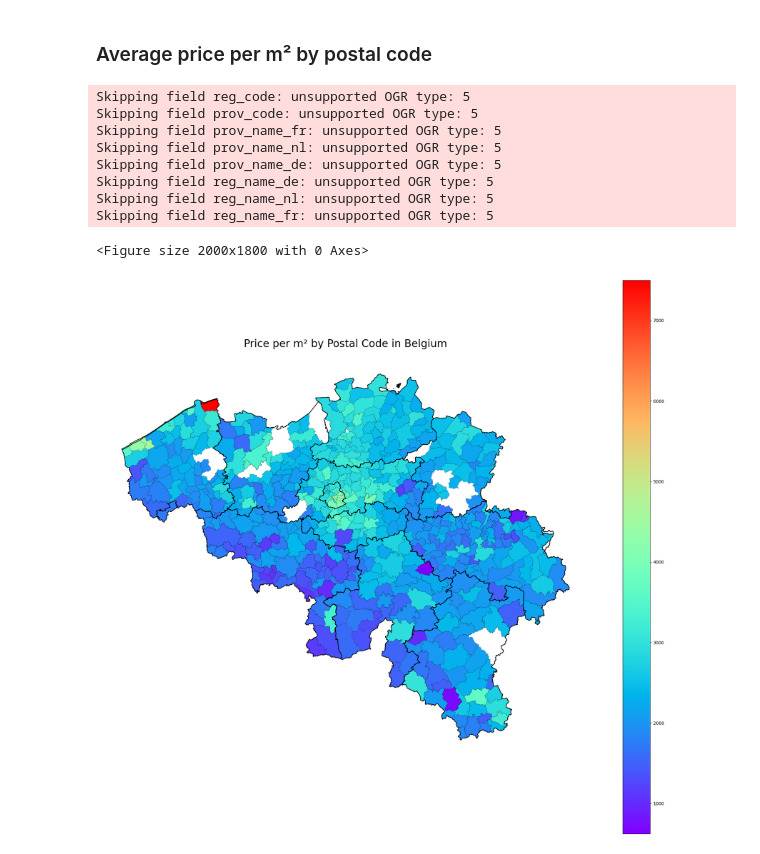
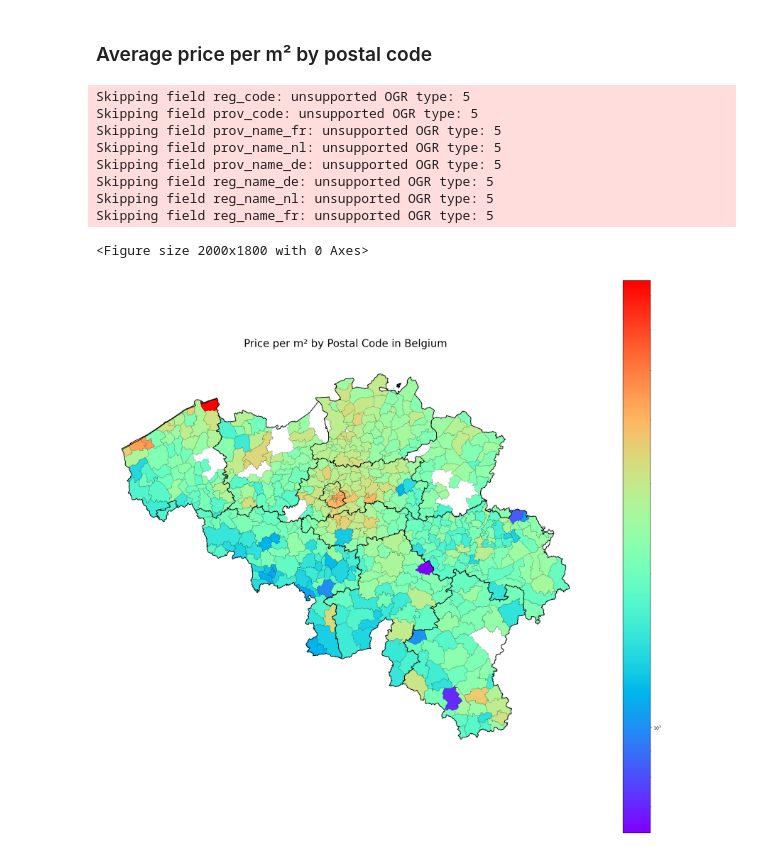
Before and after one commit to becodeorg/immo-eliza-data-exploration-milan, a Jupyter notebook: analysis/analysis.ipynb, the cells around one changed output. Cells and saved outputs as stored; diff of their text form; code cells hidden in the pictures.

```diff
--- a/analysis/analysis.ipynb
+++ b/analysis/analysis.ipynb
@@ -261,7 +261,7 @@ Passing `palette` without assigning `hue` is deprecated and will be removed in v
 ## EPC Score x Number Facades
 # %%
 # Group by facade count
-facade_kwh = df.groupby('facedeCount')['epc_kwh_per_m2'].mean().reset_index()
+facade_kwh = df.groupby('facedeCount')['epc_kwh'].mean().reset_index()
 facade_kwh = facade_kwh[facade_kwh['facedeCount'] <= 4]
 
 # Create the plot
@@ -270,14 +270,14 @@ plt.figure(figsize=(12, 8))
 # Create bar chart
 ax = sns.barplot(
     x='facedeCount',
-    y='epc_kwh_per_m2',
+    y='epc_kwh',
     data=facade_kwh,
     palette='RdYlGn_r',
-    hue='epc_kwh_per_m2',
+    hue='epc_kwh',
 )
 
 # Add data labels on top of bars
-for i, v in enumerate(facade_kwh['epc_kwh_per_m2']):
+for i, v in enumerate(facade_kwh['epc_kwh']):
     ax.text(i, v + 0.03, f'{v:.2f}', ha='center', fontsize=12)
 
 # Customize plot
@@ -369,9 +369,11 @@ Skipping field reg_name_fr: unsupported OGR type: 5
 ### Average price per m² by postal code
 # %%
 import geopandas as gpd
+from matplotlib.colors import LogNorm
 
 
 df.rename(columns={'postCode': 'postcode'}, inplace=True)
+# df = df[df['postcode'] != 8301] #remove knokke
 postcode_price = df.groupby('postcode')['price_per_m2'].mean().reset_index()
 
 # Create a figure with a larger size
@@ -397,36 +399,37 @@ try:
                       legend=True,
                       edgecolor='black',
                       linewidth=0.2,
-                      figsize=(20, 18))
+                      figsize=(20, 18),
+                      norm=LogNorm(vmin=belgium['price_per_m2'].min(), vmax=belgium['price_per_m2'].max()))
 
     # Add province boundaries with thicker lines and no fill
     provinces.boundary.plot(ax=ax, color='black', linewidth=1.0)
 
     # Remove axis completely
     ax.set_axis_off()
 
     # Add a title with larger font size
     plt.title('Price per m² by Postal Code in Belgium', fontsize=24, pad=20)
 
 except Exception as e:
     # If shapefile loading fails, display error message
     plt.text(0.5, 0.5, f"Map could not be loaded.\nError: {e}",
              ha='center', va='center', fontsize=12)
     print(f"Error loading map: {e}")
 
 plt.tight_layout()
 plt.show()
 # %% [output]
 Skipping field reg_code: unsupported OGR type: 5
 Skipping field prov_code: unsupported OGR type: 5
 Skipping field prov_name_fr: unsupported OGR type: 5
 Skipping field prov_name_nl: unsupported OGR type: 5
 Skipping field prov_name_de: unsupported OGR type: 5
 Skipping field reg_name_de: unsupported OGR type: 5
 Skipping field reg_name_nl: unsupported OGR type: 5
 Skipping field reg_name_fr: unsupported OGR type: 5
 <Figure size 2000x1800 with 0 Axes>
-[figure, old version]
+[figure, new version]
 # %% [markdown]
 ---
 
```
Also changed, not shown: parts of 2 cells of this notebook, 7 other files.
